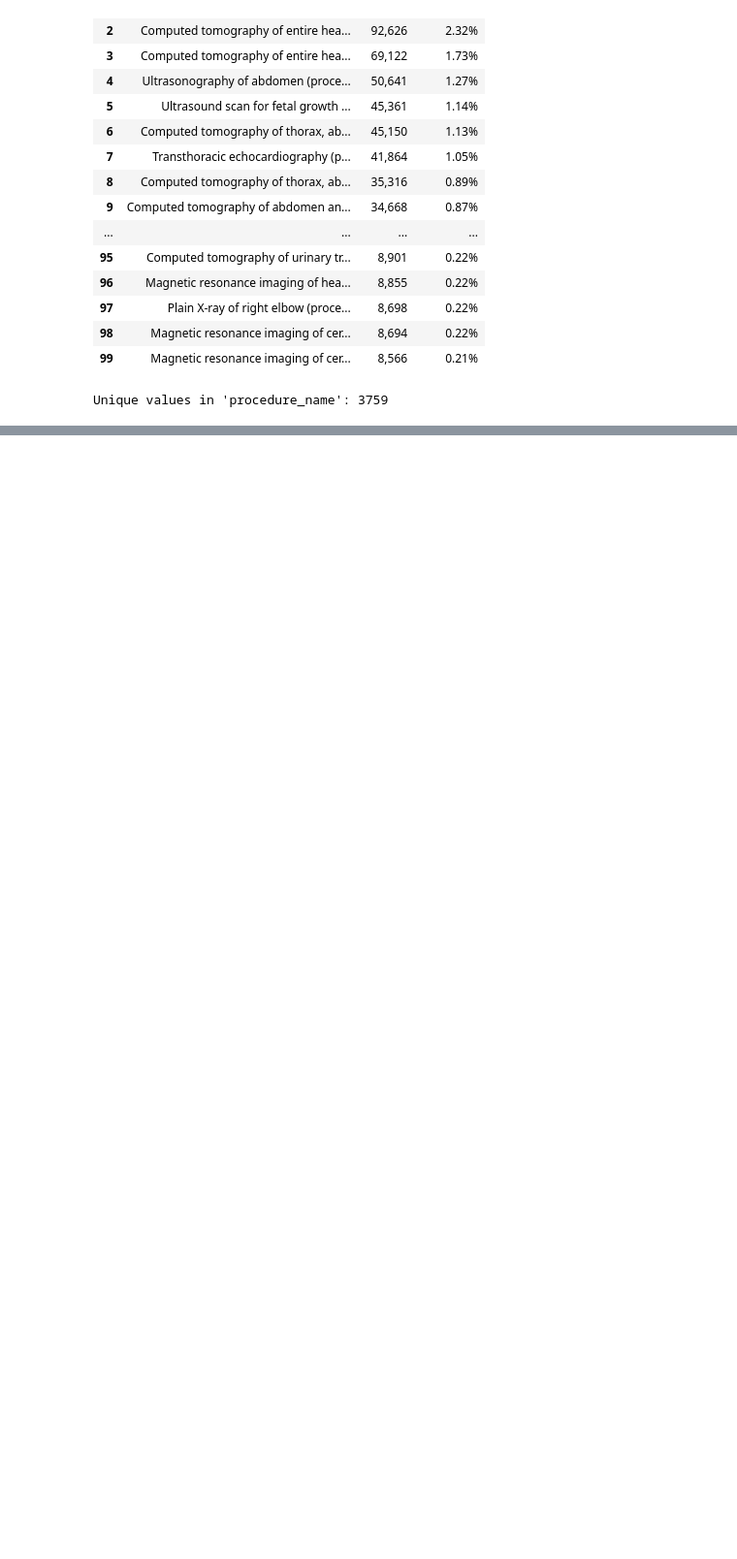
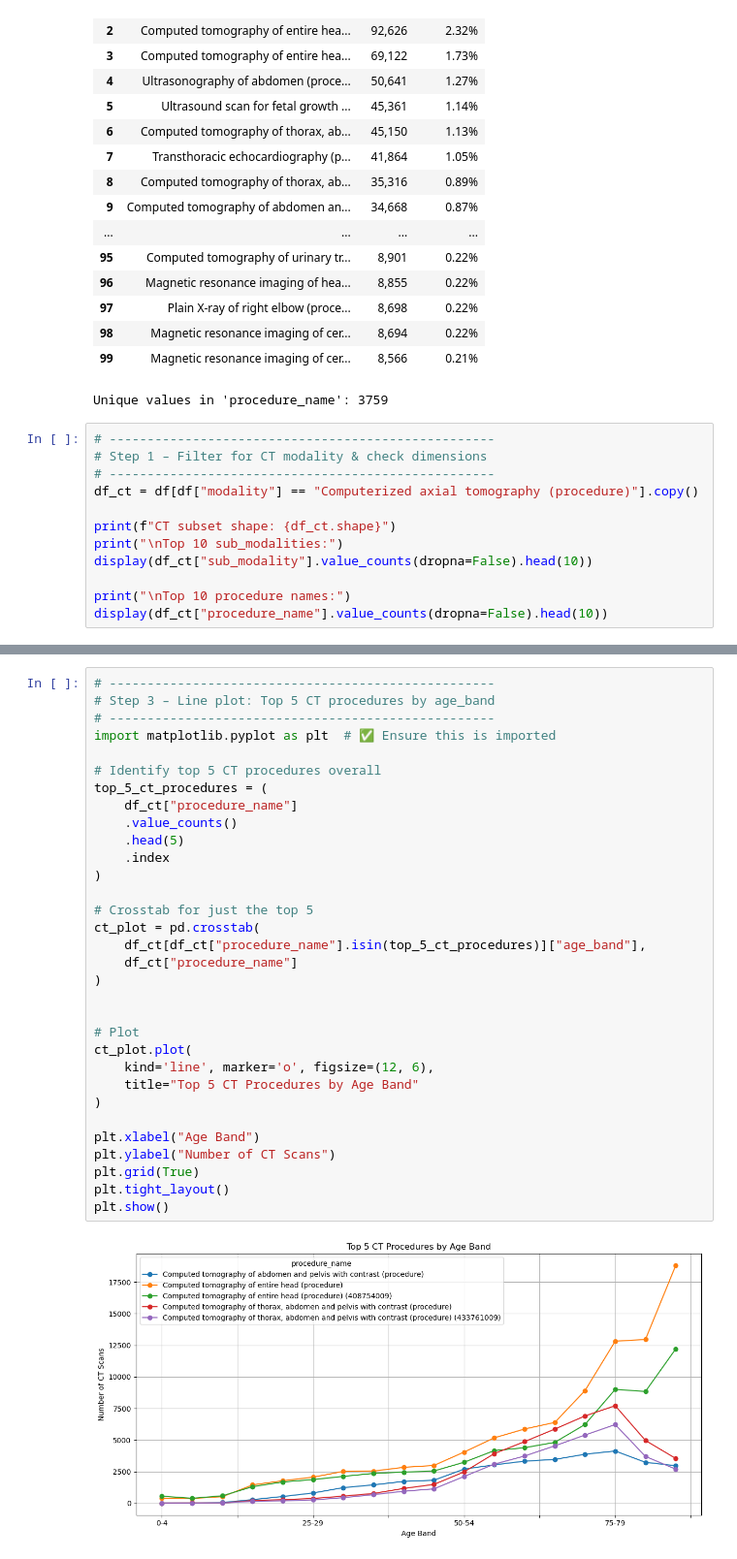
Before and after one commit to RossTylr/nhs-diagnostics-dids-eda, a Jupyter notebook: notebooks/04a_modality_usage_ct.ipynb, the cells around one changed output, grey strips where cells are left out. Shown at 97% size. Cells and saved outputs as stored; diff of their text form; blank space fills up the shorter version.

```diff
--- a/notebooks/04a_modality_usage_ct.ipynb
+++ b/notebooks/04a_modality_usage_ct.ipynb
@@ -235,3 +248,15 @@ Top 100: procedure_name (Count and %)
 | 98 | Magnetic resonance imaging of cer... | 8,694 | 0.22% |
 | 99 | Magnetic resonance imaging of cer... | 8,566 | 0.21% |
 Unique values in 'procedure_name': 3759
+# %%
+# ---------------------------------------------------
+# Step 1 – Filter for CT modality & check dimensions
+# ---------------------------------------------------
+df_ct = df[df["modality"] == "Computerized axial tomography (procedure)"].copy()
+
+print(f"CT subset shape: {df_ct.shape}")
+print("\nTop 10 sub_modalities:")
+display(df_ct["sub_modality"].value_counts(dropna=False).head(10))
+
+print("\nTop 10 procedure names:")
+display(df_ct["procedure_name"].value_counts(dropna=False).head(10))
@@ -237,0 +347,34 @@ Unique values in 'procedure_name': 3759
+# %%
+# ---------------------------------------------------
+# Step 3 – Line plot: Top 5 CT procedures by age_band
+# ---------------------------------------------------
+import matplotlib.pyplot as plt  # ✅ Ensure this is imported
+
+# Identify top 5 CT procedures overall
+top_5_ct_procedures = (
+    df_ct["procedure_name"]
+    .value_counts()
+    .head(5)
+    .index
+)
+
+# Crosstab for just the top 5
+ct_plot = pd.crosstab(
+    df_ct[df_ct["procedure_name"].isin(top_5_ct_procedures)]["age_band"],
+    df_ct["procedure_name"]
+)
+
+
+# Plot
+ct_plot.plot(
+    kind='line', marker='o', figsize=(12, 6),
+    title="Top 5 CT Procedures by Age Band"
+)
+
+plt.xlabel("Age Band")
+plt.ylabel("Number of CT Scans")
+plt.grid(True)
+plt.tight_layout()
+plt.show()
+# %% [output]
+[figure, added]
```
Also changed, not shown: parts of 13 cells of this notebook, 2 other files.
